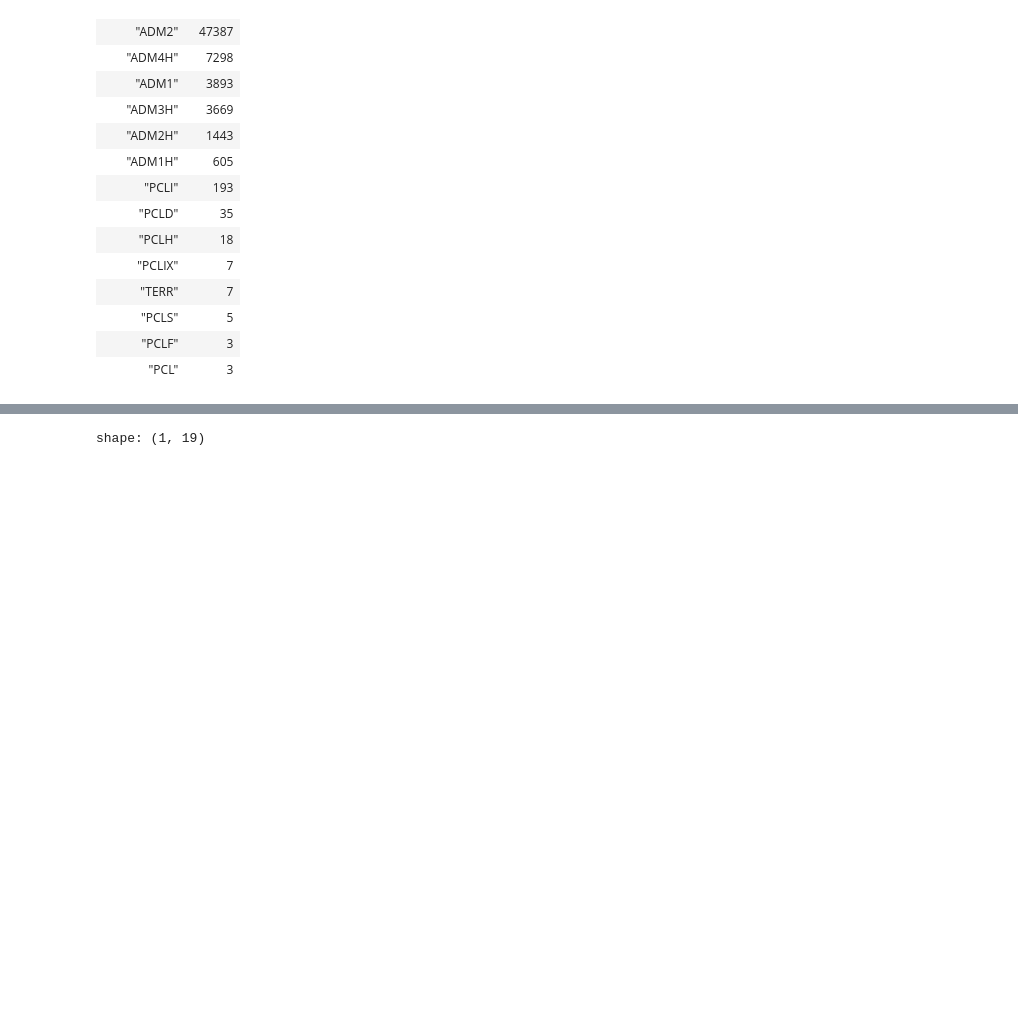
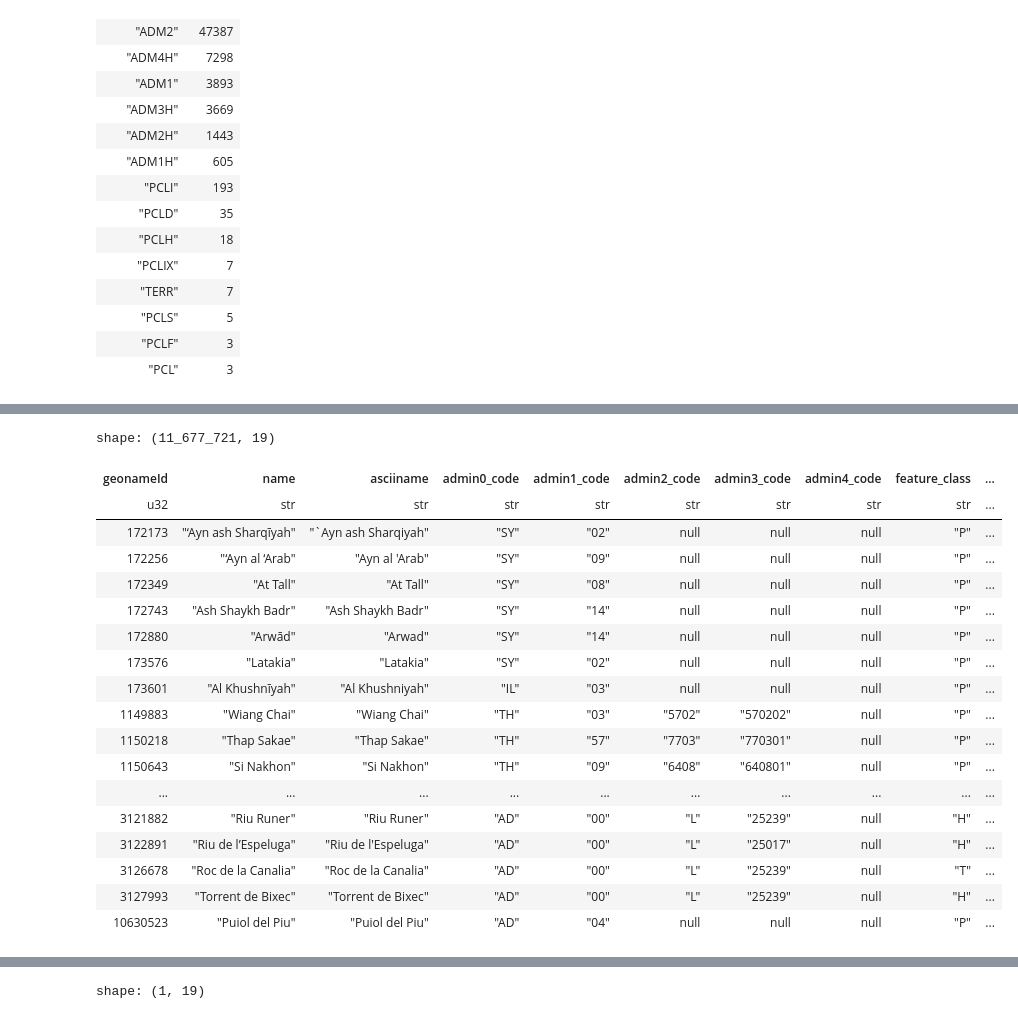
Before and after one commit to SamBroomy/heisenberg, a Jupyter notebook: test.ipynb, the cells around one changed output, grey strips where cells are left out. Cells and saved outputs as stored; diff of their text form; code cells hidden in the pictures; blank space fills up the shorter version.

Commit message:
places search polars pipeline

```diff
--- a/test.ipynb
+++ b/test.ipynb
@@ -1343,0 +1617,22 @@ shape: (688_075, 19)
+# %%
+con.table("places_search").pl()
+# %% [output]
+shape: (11_677_721, 19)
+| geonameId | name | asciiname | admin0_code | admin1_code | admin2_code | admin3_code | admin4_code | feature_class | ... |
+| u32 | str | str | str | str | str | str | str | str | ... |
+| 172173 | "‘Ayn ash Sharqīyah" | "`Ayn ash Sharqiyah" | "SY" | "02" | null | null | null | "P" | ... |
+| 172256 | "‘Ayn al ‘Arab" | "Ayn al 'Arab" | "SY" | "09" | null | null | null | "P" | ... |
+| 172349 | "At Tall" | "At Tall" | "SY" | "08" | null | null | null | "P" | ... |
+| 172743 | "Ash Shaykh Badr" | "Ash Shaykh Badr" | "SY" | "14" | null | null | null | "P" | ... |
+| 172880 | "Arwād" | "Arwad" | "SY" | "14" | null | null | null | "P" | ... |
+| 173576 | "Latakia" | "Latakia" | "SY" | "02" | null | null | null | "P" | ... |
+| 173601 | "Al Khushnīyah" | "Al Khushniyah" | "IL" | "03" | null | null | null | "P" | ... |
+| 1149883 | "Wiang Chai" | "Wiang Chai" | "TH" | "03" | "5702" | "570202" | null | "P" | ... |
+| 1150218 | "Thap Sakae" | "Thap Sakae" | "TH" | "57" | "7703" | "770301" | null | "P" | ... |
+| 1150643 | "Si Nakhon" | "Si Nakhon" | "TH" | "09" | "6408" | "640801" | null | "P" | ... |
+| ... | ... | ... | ... | ... | ... | ... | ... | ... | ... |
+| 3121882 | "Riu Runer" | "Riu Runer" | "AD" | "00" | "L" | "25239" | null | "H" | ... |
+| 3122891 | "Riu de l’Espeluga" | "Riu de l'Espeluga" | "AD" | "00" | "L" | "25017" | null | "H" | ... |
+| 3126678 | "Roc de la Canalia" | "Roc de la Canalia" | "AD" | "00" | "L" | "25239" | null | "T" | ... |
+| 3127993 | "Torrent de Bixec" | "Torrent de Bixec" | "AD" | "00" | "L" | "25239" | null | "H" | ... |
+| 10630523 | "Puiol del Piu" | "Puiol del Piu" | "AD" | "04" | null | null | null | "P" | ... |
```
Also changed, not shown: parts of 19 cells of this notebook, 9 other files.
